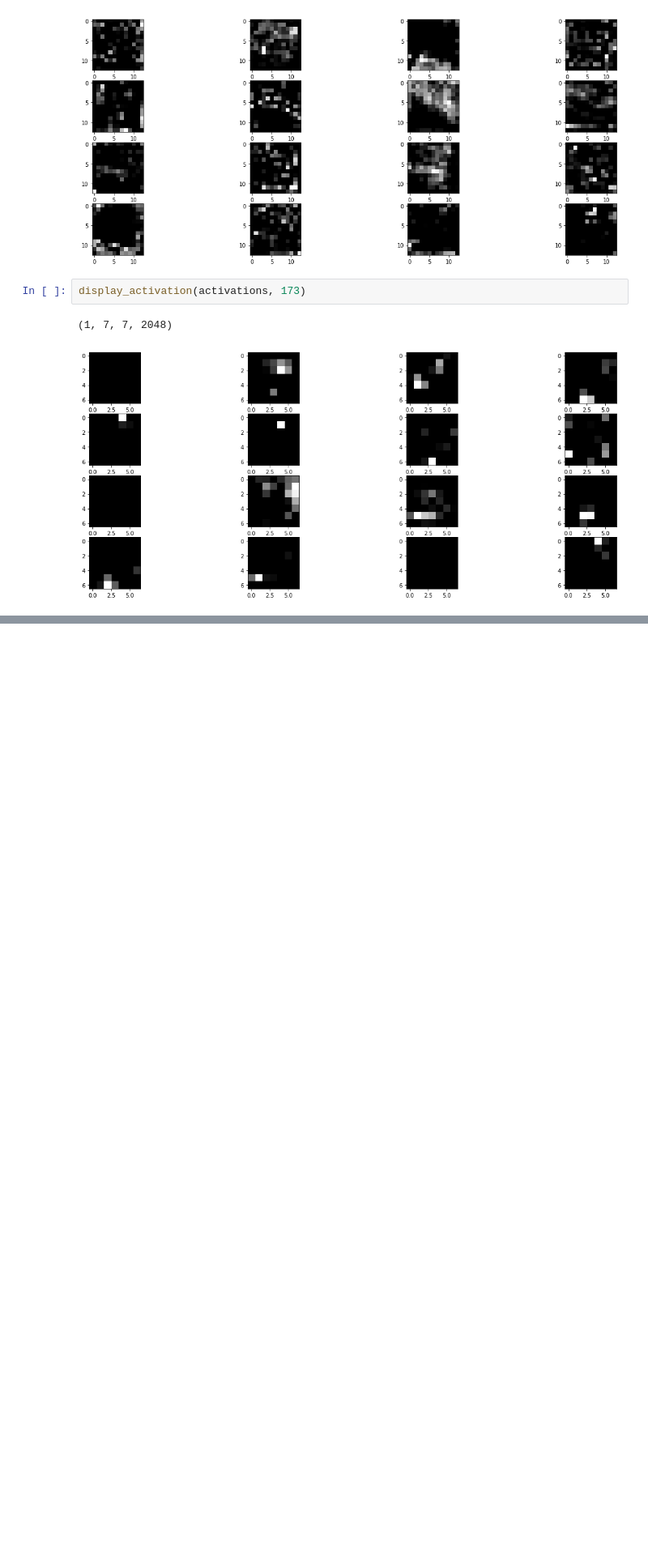
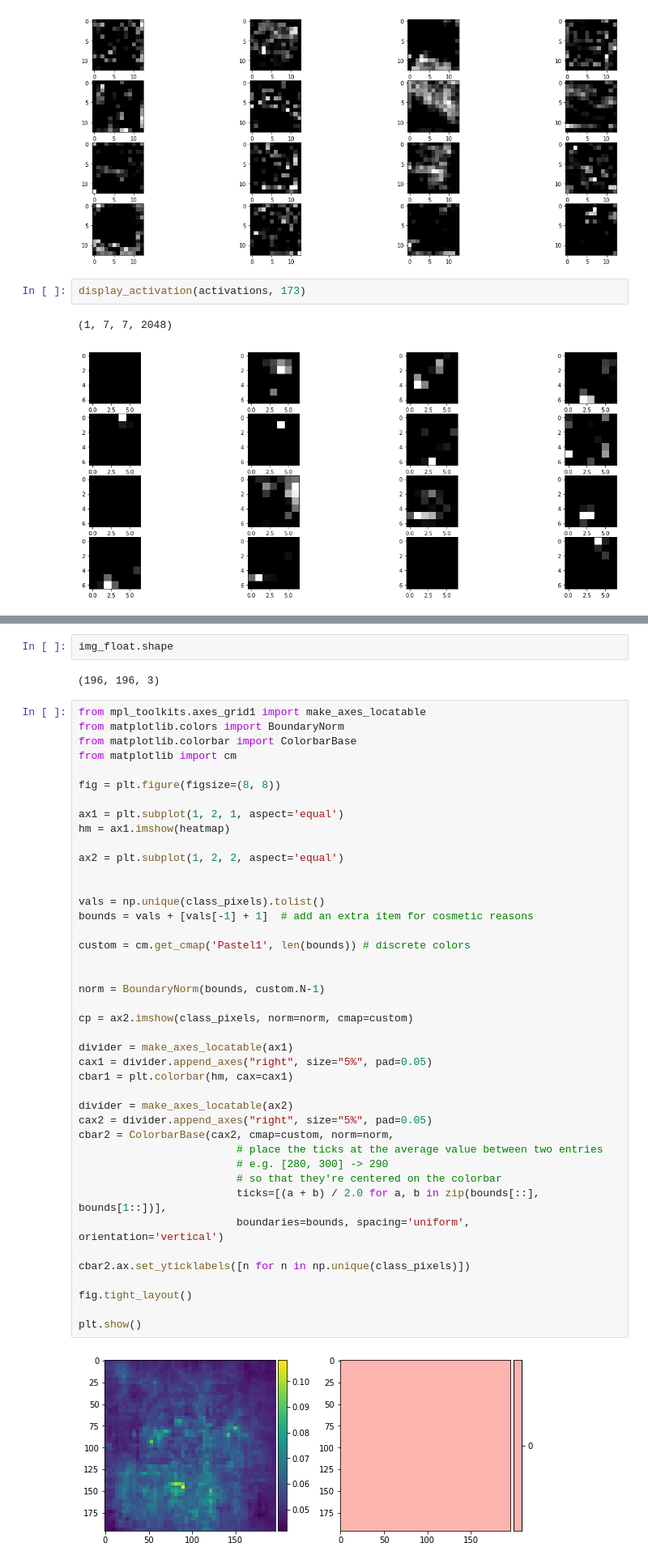
Before and after one commit to pengnam/CancerDetection, a Jupyter notebook: (WORKING) Resnet50.ipynb, the cells around one changed output, grey strips where cells are left out. Shown at 81% size. Saved outputs shown, nothing was run; the diff lists cells and outputs as text; blank space fills up the shorter version.

```diff
--- a/(WORKING) Resnet50.ipynb
+++ b/(WORKING) Resnet50.ipynb
@@ -887,0 +977,48 @@ display_activation(activations, 173)
+# %%
+img_float.shape
+# %% [output]
+(196, 196, 3)
+# %%
+from mpl_toolkits.axes_grid1 import make_axes_locatable
+from matplotlib.colors import BoundaryNorm
+from matplotlib.colorbar import ColorbarBase
+from matplotlib import cm
+
+fig = plt.figure(figsize=(8, 8))
+
+ax1 = plt.subplot(1, 2, 1, aspect='equal')
+hm = ax1.imshow(heatmap)
+
+ax2 = plt.subplot(1, 2, 2, aspect='equal')
+
+
+vals = np.unique(class_pixels).tolist()
+bounds = vals + [vals[-1] + 1]  # add an extra item for cosmetic reasons
+
+custom = cm.get_cmap('Pastel1', len(bounds)) # discrete colors
+
+
+norm = BoundaryNorm(bounds, custom.N-1)
+
+cp = ax2.imshow(class_pixels, norm=norm, cmap=custom)
+
+divider = make_axes_locatable(ax1)
+cax1 = divider.append_axes("right", size="5%", pad=0.05)
+cbar1 = plt.colorbar(hm, cax=cax1)
+
+divider = make_axes_locatable(ax2)
+cax2 = divider.append_axes("right", size="5%", pad=0.05)
+cbar2 = ColorbarBase(cax2, cmap=custom, norm=norm,
+                         # place the ticks at the average value between two entries
+                         # e.g. [280, 300] -> 290
+                         # so that they're centered on the colorbar
+                         ticks=[(a + b) / 2.0 for a, b in zip(bounds[::], bounds[1::])],
+                         boundaries=bounds, spacing='uniform', orientation='vertical')
+
+cbar2.ax.set_yticklabels([n for n in np.unique(class_pixels)])
+
+fig.tight_layout()
+
+plt.show()
+# %% [output]
+[figure, added]
```
Also changed, not shown: parts of 5 cells of this notebook.
